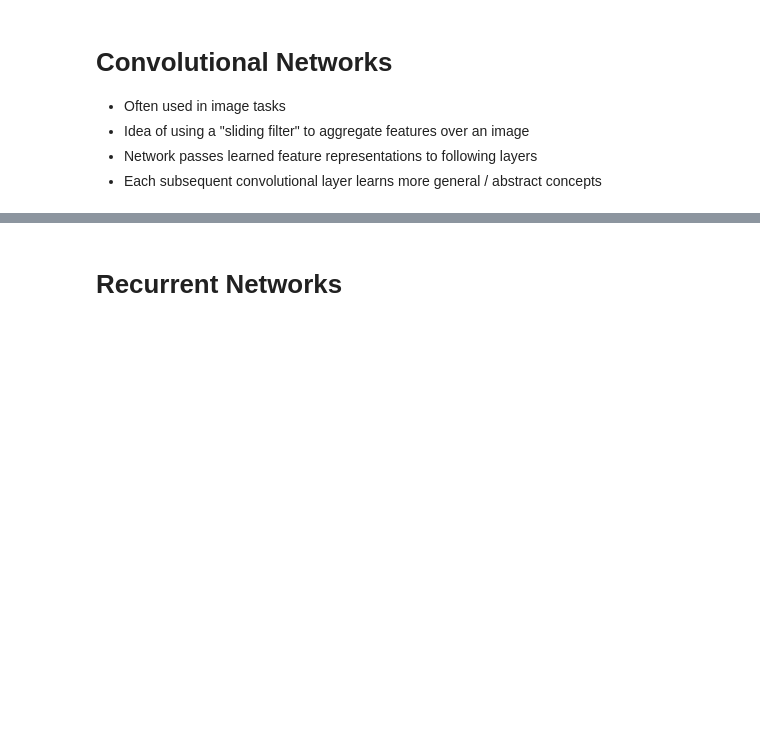
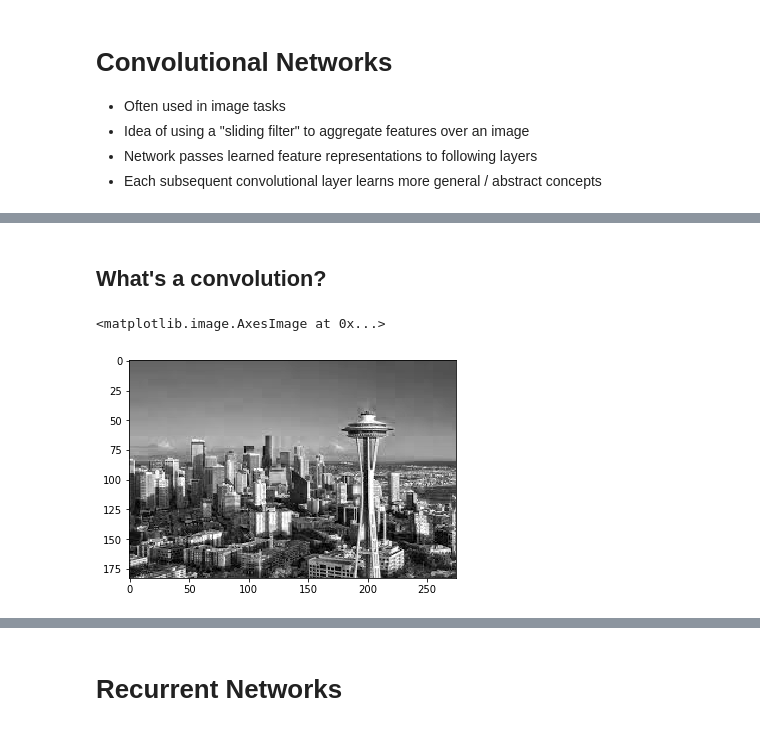
Before and after one commit to DanielSnipes/learning_DL_through_examples, a Jupyter notebook: presentation/code_first_math_later_presentation.ipynb, the cells around one changed output, grey strips where cells are left out. Saved outputs shown, nothing was run; the diff lists cells and outputs as text; code cells hidden in the pictures; blank space fills up the shorter version.

```diff
--- a/presentation/code_first_math_later_presentation.ipynb
+++ b/presentation/code_first_math_later_presentation.ipynb
@@ -35,3 +53,5 @@ def build_mlp():
 * Each subsequent convolutional layer learns more general / abstract concepts
 # %% [markdown]
 ![conv-layers](figs/conv_layers.png)
+# %% [markdown]
+## What's a convolution?
@@ -37,0 +92,12 @@ def build_mlp():
+# %%
+# Let's read in the image and view it
+from PIL import Image
+import matplotlib.pyplot as plt
+% matplotlib inline
+
+img = np.array(Image.open("figs/space_needle.png"))
+single_channel_img = img[:, :, 0]
+plt.imshow(single_channel_img, plt.get_cmap('gray'))
+# %% [output]
+<matplotlib.image.AxesImage at 0x...>
+[figure, added]
```
Also changed, not shown: parts of 10 cells of this notebook, 1 other file.
